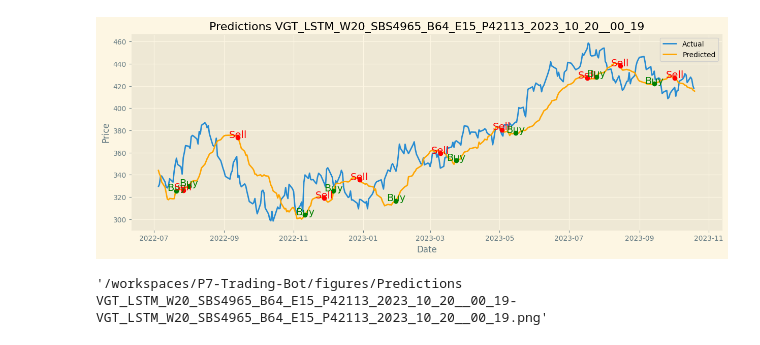
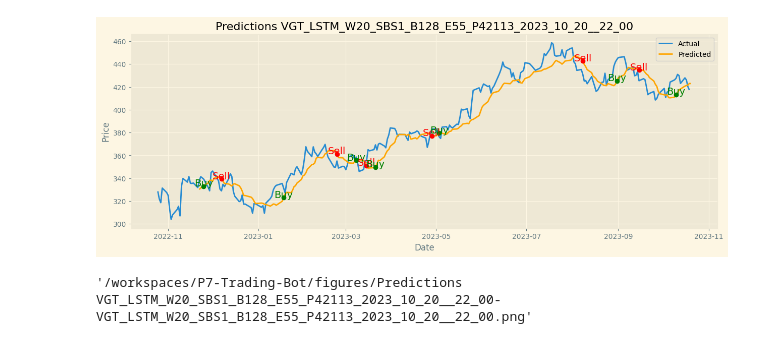
Before and after one commit to Folongton/p7-trading-bot, a Jupyter notebook: src/models_run/PREDICT_LSTM_NFeatures.ipynb, the cells around one changed output. Cells and saved outputs as stored; diff of their text form; code cells hidden in the pictures.

Commit message:
data processing and plotting final updates

```diff
--- a/src/models_run/PREDICT_LSTM_NFeatures.ipynb
+++ b/src/models_run/PREDICT_LSTM_NFeatures.ipynb
@@ -26,9 +26,9 @@ config = {
         'ticker': 'VGT',
     },
     'data': {
-        'test_size': 0.07,
+        'test_size': 0.05,
     },
 
-    'model_name': 'VGT_LSTM_W20_SBS4965_B64_E15_P42113_2023_10_20__00_19',
+    'model_name': 'VGT_LSTM_W20_SBS1_B128_E55_P42113_2023_10_20__22_00',
 }
 # %% [output]
@@ -79,14 +79,15 @@ results = TFModelService.model_forecast(model=model,
                                         scalers=scalers_X,
                                         verbose=True)
 
-df_test_plot_y = TFModelService.prep_test_df_shape(df_test_y, window_size)
+df_test_y_index = TFModelService.add_tomorrow(df_test_y)
 
-V.plot_series(  x=df_test_plot_y.index,  # as dates
-                y=(df_test_plot_y, results),
+V.plot_series(  x=(df_test_y.index, df_test_y_index[window_size:]),  # as dates
+                y=(df_test_y, results),
                 model_name=model._name,
+                signal = True,
                 title=f'Predictions {model._name}',
                 xlabel='Date',
                 ylabel='Price',
                 legend=['Actual', 'Predicted'],
-                show=True,)
+                show=True)
 # %% [output]
@@ -125,4 +125,4 @@ dtype: object
-[figure, old version]
+[figure, new version]
-'/workspaces/P7-Trading-Bot/figures/Predictions VGT_LSTM_W20_SBS4965_B64_E15_P42113_2023_10_20__00_19-VGT_LSTM_W20_SBS4965_B64_E15_P42113_2023_10_20__00_19.png'
+'/workspaces/P7-Trading-Bot/figures/Predictions VGT_LSTM_W20_SBS1_B128_E55_P42113_2023_10_20__22_00-VGT_LSTM_W20_SBS1_B128_E55_P42113_2023_10_20__22_00.png'
 # %%
 # -----------------------Calculate Errors----------------------------------
```
Also changed, not shown: parts of 4 cells of this notebook, 3 other files.
